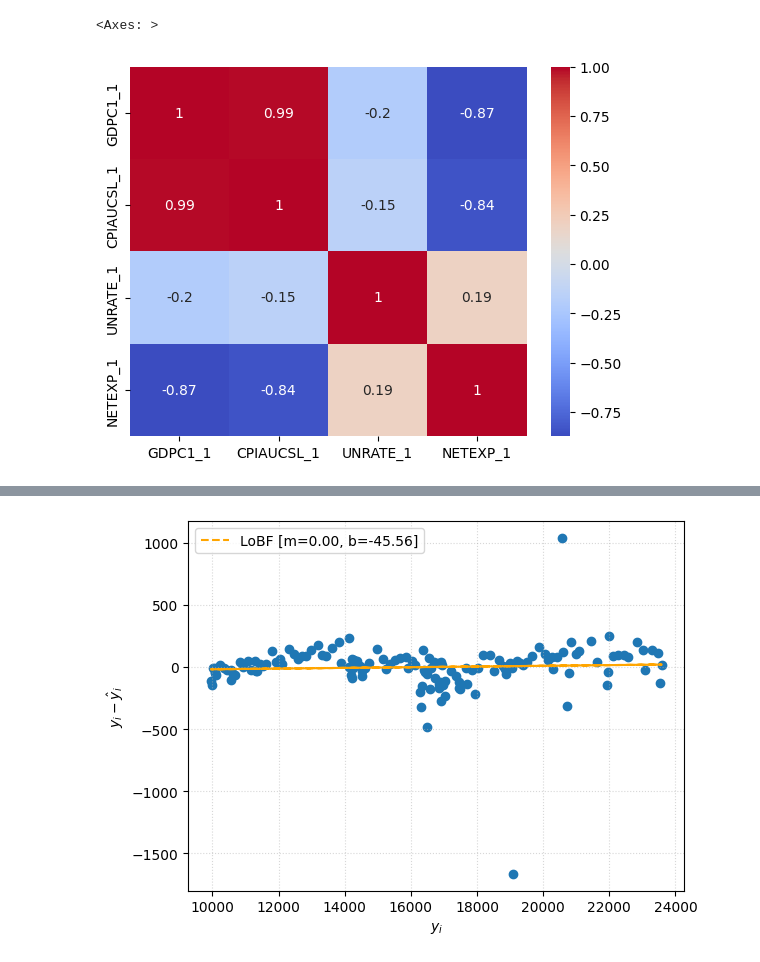
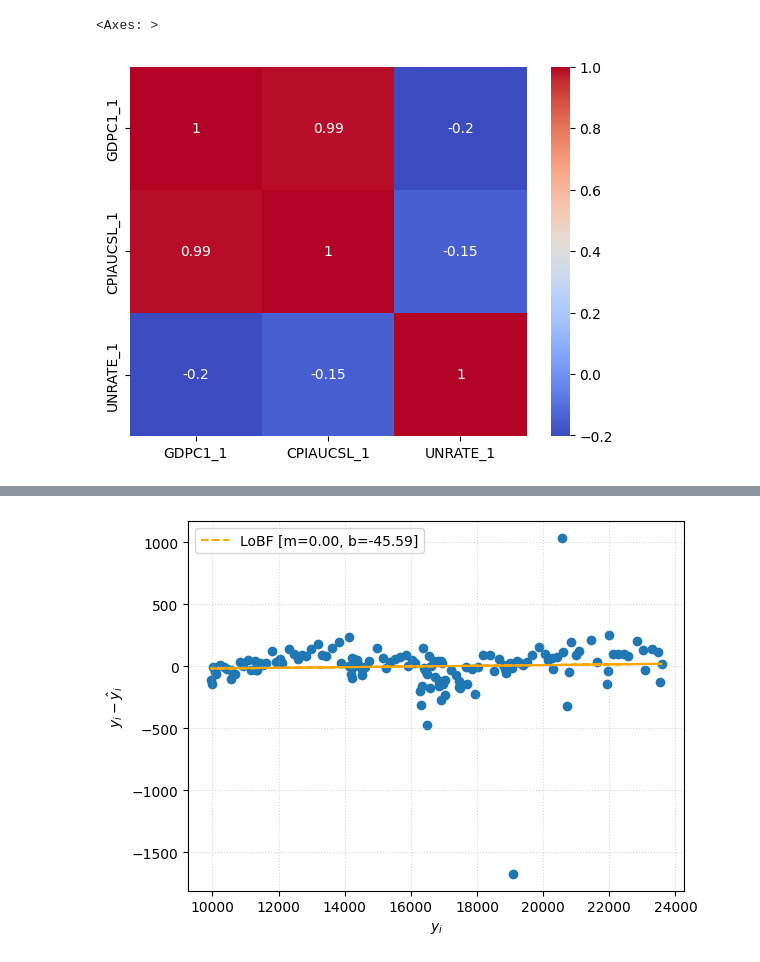
Before and after one commit to GongJr0/Econometrics2025-Project, a Jupyter notebook: main.ipynb, the cells around one changed output, grey strips where cells are left out. Saved outputs shown, nothing was run; the diff lists cells and outputs as text; code cells hidden in the pictures.

```diff
--- a/main.ipynb
+++ b/main.ipynb
@@ -13,26 +13,26 @@ from src.stat_tests import VectorKS2Samp
 s = StandardScaler()
 rgdp = pd.read_csv('./data/fred/GDPC1.csv', low_memory=False, encoding='utf-8')
 tcu = pd.read_csv('./data/fred/CPIAUCSL.csv', low_memory=False, encoding='utf-8')
-fedrate = pd.read_csv('./data/fred/UNRATE.csv', low_memory=False, encoding='utf-8')
-netexp = pd.read_csv('./data/fred/NETEXP.csv', low_memory=False, encoding='utf-8')
-set = [rgdp, tcu, fedrate, netexp]
+unrate = pd.read_csv('./data/fred/UNRATE.csv', low_memory=False, encoding='utf-8')
+
+set = [rgdp, tcu, unrate]
 for df in set:
     df.set_index("observation_date", inplace=True)
 # %%
 target = pd.Series(rgdp['GDPC1'])
-X = pd.concat([rgdp, tcu.loc[rgdp.index], fedrate.loc[rgdp.index], netexp.loc[rgdp.index]], axis=1)
+X = pd.concat([rgdp, tcu.loc[rgdp.index], unrate.loc[rgdp.index]], axis=1)
 X = X.shift(1).dropna(how='any')
 cols = X.columns.tolist()
 X.columns = [col + "_1" for col in cols]
 X_2 = X.shift(1)
 
 target = target.loc[X.index]
 
 assert X.notna().all().all() == target.notna().all().all() == True, len(X) == len(target)
 sns.heatmap(X.corr(), annot=True, cmap='coolwarm')
 # %% [output]
 <Axes: >
-[figure, old version]
+[figure, new version]
 # %%
 # House Price Data Prep
 # yn_map = {"yes": 1, "no": 0}
```
Also changed, not shown: parts of 9 cells of this notebook, 5 other files.
